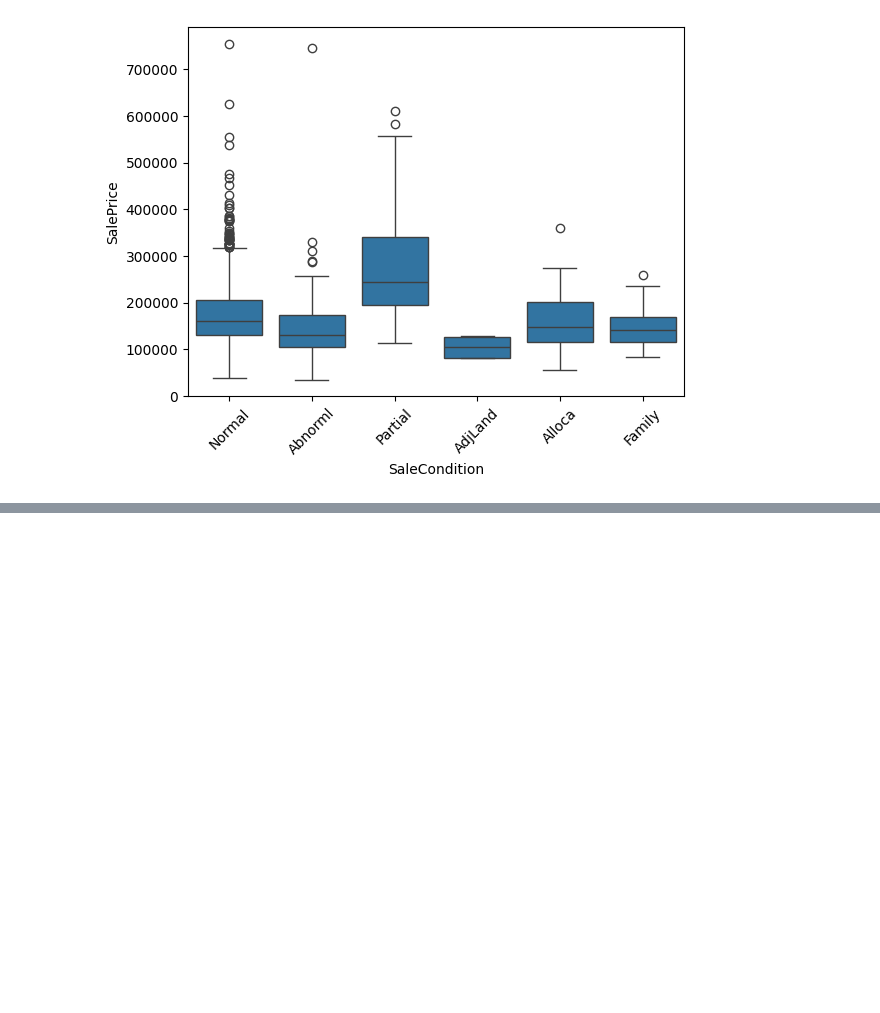
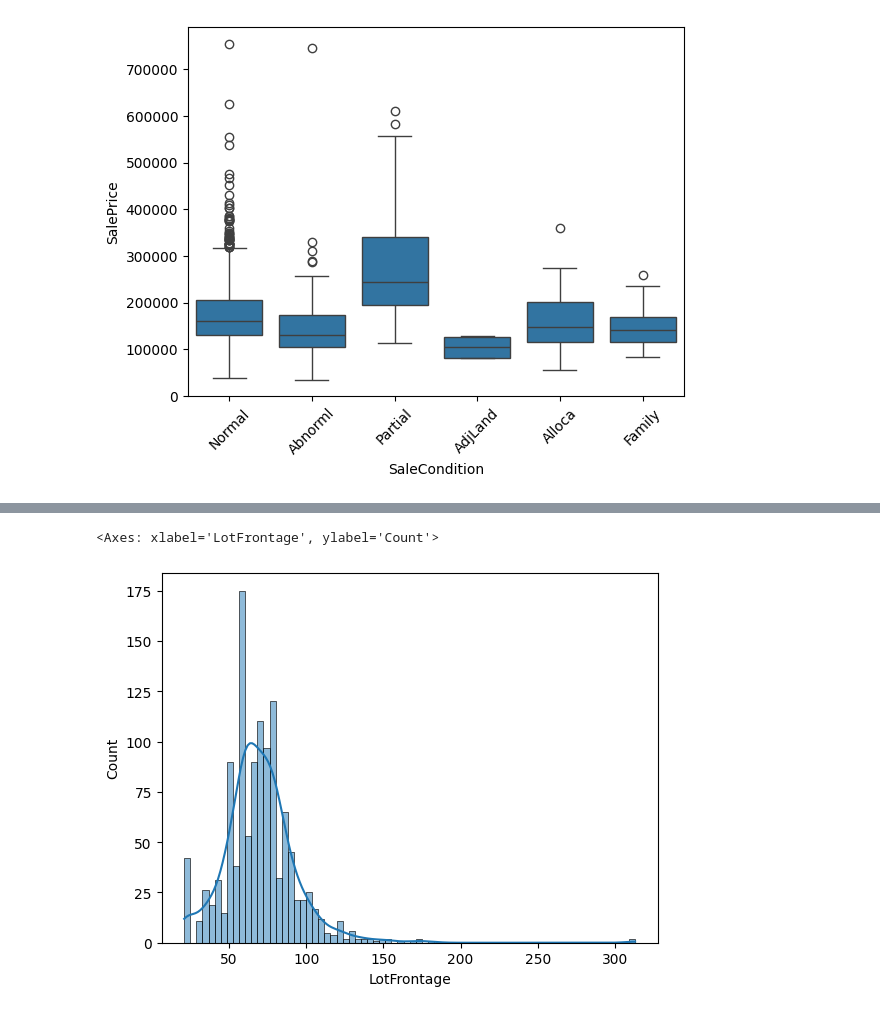
Before and after one commit to anubhavsingh23906-code/house-price-prediction, a Jupyter notebook: house_price_prediction.ipynb, the cells around one changed output, grey strips where cells are left out. Cells and saved outputs as stored; diff of their text form; code cells hidden in the pictures; blank space fills up the shorter version.

```diff
--- a/house_price_prediction.ipynb
+++ b/house_price_prediction.ipynb
@@ -154,0 +177,2 @@ plt.xticks(rotation=45)
+# %%
+df.drop(["MiscFeature"], axis=1, inplace=True)
@@ -154,0 +222,7 @@ plt.xticks(rotation=45)
+# %%
+import seaborn as sns
+
+sns.histplot(df['LotFrontage'], kde=True)
+# %% [output]
+<Axes: xlabel='LotFrontage', ylabel='Count'>
+[figure, added]
```
Also changed, not shown: parts of 28 cells of this notebook.
